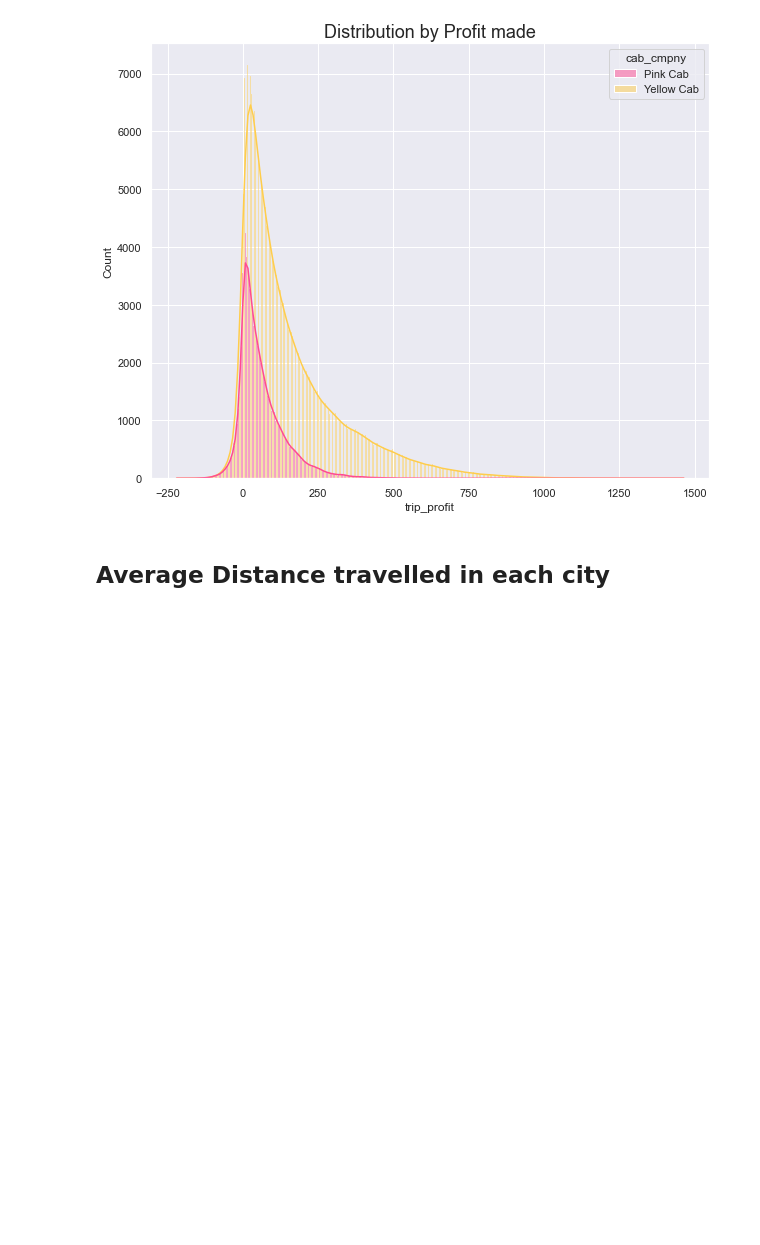
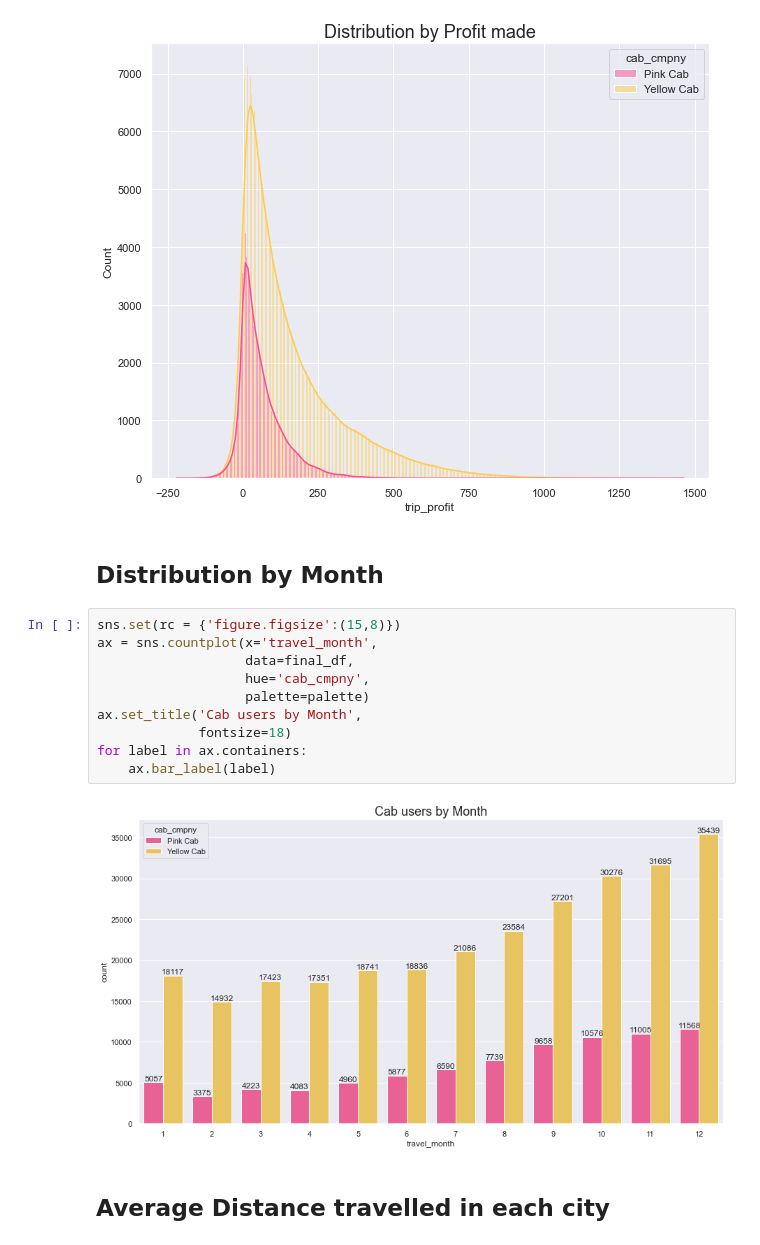
Before and after one commit to Ashish-Sasna/Data-Glacier, a Jupyter notebook: Week 2/Scripts/G2M_Insights.ipynb, the cells around one changed output. Drawn from its saved outputs; the diff is of its cells as text; blank space fills up the shorter version.

```diff
--- a/Week 2/Scripts/G2M_Insights.ipynb
+++ b/Week 2/Scripts/G2M_Insights.ipynb
@@ -501,6 +522,20 @@ ax.set_title('Distribution by Profit made',
 # %% [output]
 Text(0.5, 1.0, 'Distribution by Profit made')
 [figure]
+# %% [markdown]
+## Distribution by Month
+# %%
+sns.set(rc = {'figure.figsize':(15,8)})
+ax = sns.countplot(x='travel_month',
+                   data=final_df,
+                   hue='cab_cmpny',
+                   palette=palette)
+ax.set_title('Cab users by Month',
+             fontsize=18)
+for label in ax.containers:
+    ax.bar_label(label)
+# %% [output]
+[figure, added]
 # %% [markdown]
 ## Average Distance travelled in each city
 # %%
```
Also changed, not shown: parts of 10 cells of this notebook, 1 other file.
